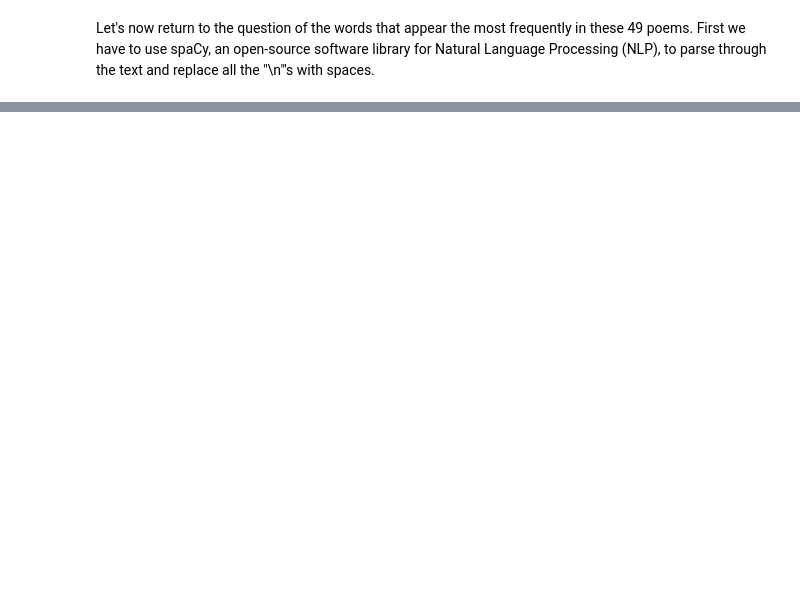
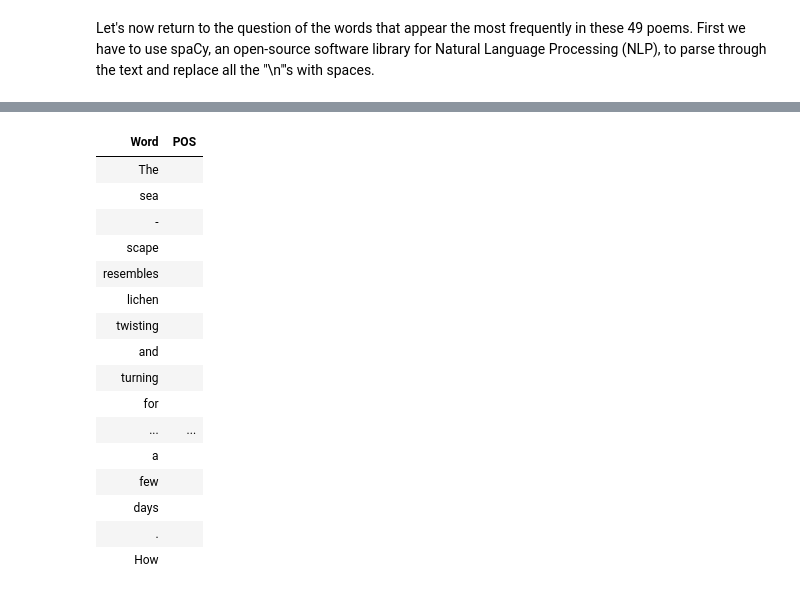
Before and after one commit to ds-modules/XENGLIS-31AC, a Jupyter notebook: XENG_31AC.ipynb, the cells around one changed output, grey strips where cells are left out. Drawn from its saved outputs; the diff is of its cells as text; code cells hidden in the pictures; blank space fills up the shorter version.

```diff
--- a/XENG_31AC.ipynb
+++ b/XENG_31AC.ipynb
@@ -148,0 +151,4 @@ The sea-scape resembles lichen twisting and turning for a thousand li} There is
+# %%
+toks_tab = Table()
+toks_tab.append_column(label="Word", values=[word.text for word in parsed_text])
+toks_tab.show()
@@ -148,0 +173,21 @@ The sea-scape resembles lichen twisting and turning for a thousand li} There is
+# %%
+toks_tab.append_column(label="POS", values=[word.pos_ for word in parsed_text])
+toks_tab.show()
+# %% [output]
+| Word | POS |
+| The |  |
+| sea |  |
+| - |  |
+| scape |  |
+| resembles |  |
+| lichen |  |
+| twisting |  |
+| and |  |
+| turning |  |
+| for |  |
+| ... | ... |
+| a |  |
+| few |  |
+| days |  |
+| . |  |
+| How |  |
```
Also changed, not shown: parts of 9 cells of this notebook, 1 other file.
